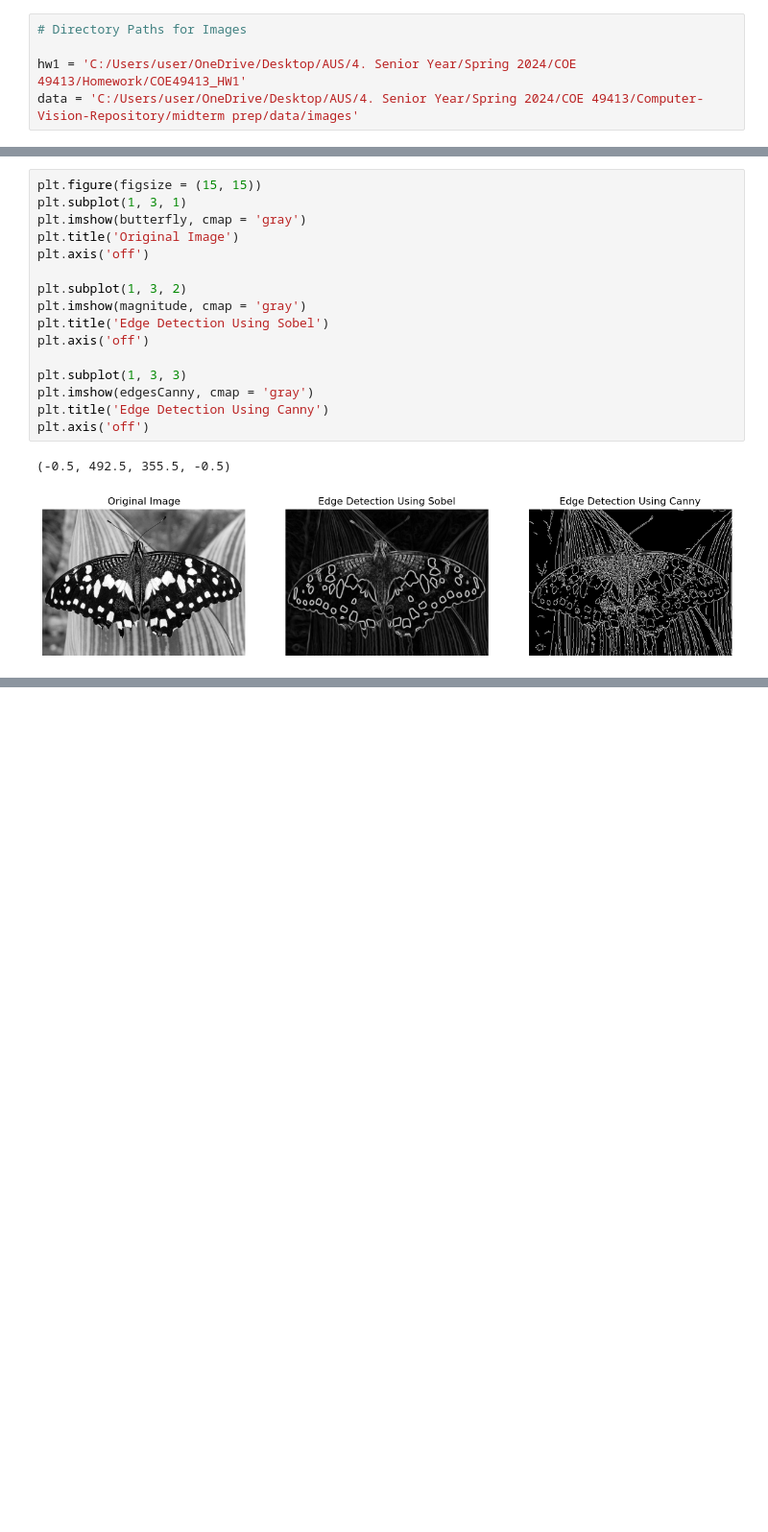
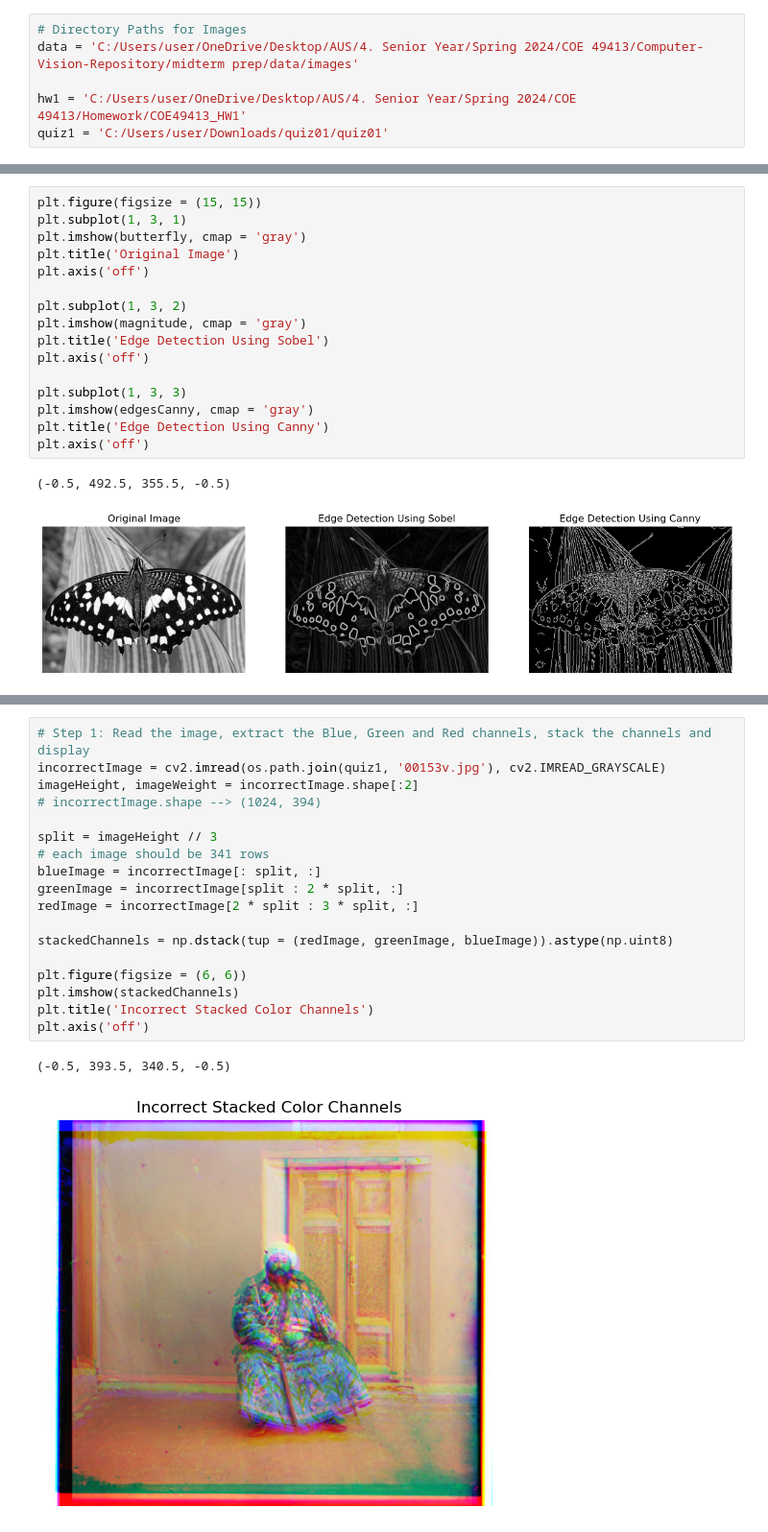
Before and after one commit to lamiselsayed/Computer-Vision-Repository, a Jupyter notebook: midterm prep/Lamis's Midterm Review/Midterm Review -- Lectures 1-8.ipynb, the cells around one changed output, grey strips where cells are left out. Shown at 96% size. Cells and saved outputs as stored; diff of their text form; blank space fills up the shorter version.

Commit message:
lamis's midterm practice lec5-6

```diff
--- a/midterm prep/Lamis's Midterm Review/Midterm Review -- Lectures 1-8.ipynb
+++ b/midterm prep/Lamis's Midterm Review/Midterm Review -- Lectures 1-8.ipynb
@@ -20,9 +20,10 @@ import matplotlib.pyplot as plt
 import os
 # %%
 # Directory Paths for Images
+data = 'C:/Users/user/OneDrive/Desktop/AUS/4. Senior Year/Spring 2024/COE 49413/Computer-Vision-Repository/midterm prep/data/images'
 
 hw1 = 'C:/Users/user/OneDrive/Desktop/AUS/4. Senior Year/Spring 2024/COE 49413/Homework/COE49413_HW1'
-data = 'C:/Users/user/OneDrive/Desktop/AUS/4. Senior Year/Spring 2024/COE 49413/Computer-Vision-Repository/midterm prep/data/images'
+quiz1 = 'C:/Users/user/Downloads/quiz01/quiz01'
 # %% [markdown]
 Exercise 1: In the August of 1999, Japan decided to re-design its flag. The circle color was changed from #B0313F color to #BC002D color. Apply the neccessary changes and show the flag before and after it was redesigned.
 # %%
@@ -221,0 +229,19 @@ plt.axis('off')
+# %%
+# Step 1: Read the image, extract the Blue, Green and Red channels, stack the channels and display
+incorrectImage = cv2.imread(os.path.join(quiz1, '00153v.jpg'), cv2.IMREAD_GRAYSCALE)
+imageHeight, imageWeight = incorrectImage.shape[:2]                                            # incorrectImage.shape --> (1024, 394)
+
+split = imageHeight // 3                                                                       # each image should be 341 rows
+blueImage = incorrectImage[: split, :]
+greenImage = incorrectImage[split : 2 * split, :]
+redImage = incorrectImage[2 * split : 3 * split, :]
+
+stackedChannels = np.dstack(tup = (redImage, greenImage, blueImage)).astype(np.uint8)
+
+plt.figure(figsize = (6, 6))
+plt.imshow(stackedChannels)
+plt.title('Incorrect Stacked Color Channels')
+plt.axis('off')
+# %% [output]
+(-0.5, 393.5, 340.5, -0.5)
+[figure, added]
```
Also changed, not shown: parts of 12 cells of this notebook.
